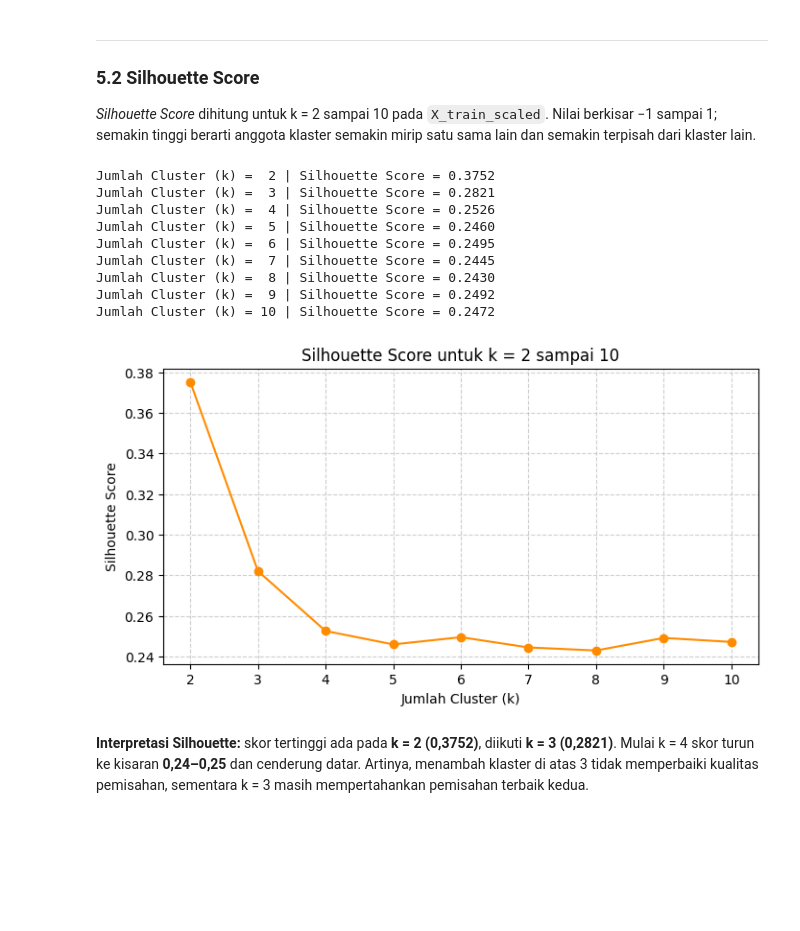
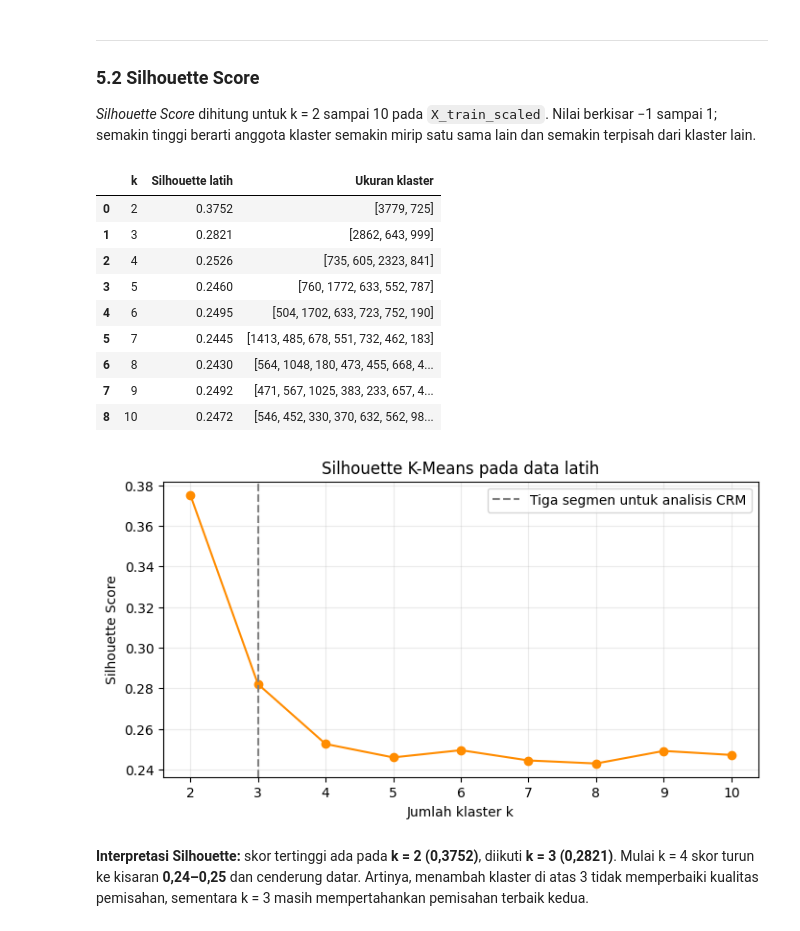
Before and after one commit to biyancore/Project_Segmentasi_Ecommerce, a Jupyter notebook: ecommerce_data_understanding.ipynb, the cells around one changed output. Saved outputs shown, nothing was run; the diff lists cells and outputs as text; code cells hidden in the pictures; blank space fills up the shorter version.

```diff
--- a/ecommerce_data_understanding.ipynb
+++ b/ecommerce_data_understanding.ipynb
@@ -971,35 +982,30 @@ display(elbow_table.set_index('k'))
 ### 5.2 Silhouette Score
 *Silhouette Score* dihitung untuk k = 2 sampai 10 pada `X_train_scaled`. Nilai berkisar −1 sampai 1; semakin tinggi berarti anggota klaster semakin mirip satu sama lain dan semakin terpisah dari klaster lain.
 # %%
-# Hitung silhouette score untuk k = 2..10 pada data latih
-sil_scores = []
-for k in k_range:
-    kmeans = KMeans(n_clusters=k, random_state=42, n_init=10)
-    labels = kmeans.fit_predict(X_train_scaled)
-    score = silhouette_score(X_train_scaled, labels)
-    sil_scores.append(score)
-    print(f"Jumlah Cluster (k) = {k:>2} | Silhouette Score = {score:.4f}")
-
-# Visualisasi silhouette score terhadap k
+sil_scores = parameter_kmeans['Silhouette latih'].tolist()
+display(parameter_kmeans[['k', 'Silhouette latih', 'Ukuran klaster']].round(4))
 plt.figure(figsize=(8, 4))
-plt.plot(k_range, sil_scores, marker='o', color='darkorange')
-plt.title('Silhouette Score untuk k = 2 sampai 10')
-plt.xlabel('Jumlah Cluster (k)')
+plt.plot(list(k_range), sil_scores, marker='o', color='darkorange')
+plt.axvline(3, linestyle='--', color='gray', label='Tiga segmen untuk analisis CRM')
+plt.title('Silhouette K-Means pada data latih')
+plt.xlabel('Jumlah klaster k')
 plt.ylabel('Silhouette Score')
-plt.xticks(k_range)
-plt.grid(True, linestyle='--', alpha=0.6)
+plt.xticks(list(k_range))
+plt.grid(alpha=.25)
+plt.legend()
 plt.show()
 # %% [output]
-Jumlah Cluster (k) =  2 | Silhouette Score = 0.3752
-Jumlah Cluster (k) =  3 | Silhouette Score = 0.2821
-Jumlah Cluster (k) =  4 | Silhouette Score = 0.2526
-Jumlah Cluster (k) =  5 | Silhouette Score = 0.2460
-Jumlah Cluster (k) =  6 | Silhouette Score = 0.2495
-Jumlah Cluster (k) =  7 | Silhouette Score = 0.2445
-Jumlah Cluster (k) =  8 | Silhouette Score = 0.2430
-Jumlah Cluster (k) =  9 | Silhouette Score = 0.2492
-Jumlah Cluster (k) = 10 | Silhouette Score = 0.2472
+|  | k | Silhouette latih | Ukuran klaster |
+| 0 | 2 | 0.3752 | [3779, 725] |
+| 1 | 3 | 0.2821 | [2862, 643, 999] |
+| 2 | 4 | 0.2526 | [735, 605, 2323, 841] |
+| 3 | 5 | 0.2460 | [760, 1772, 633, 552, 787] |
+| 4 | 6 | 0.2495 | [504, 1702, 633, 723, 752, 190] |
+| 5 | 7 | 0.2445 | [1413, 485, 678, 551, 732, 462, 183] |
+| 6 | 8 | 0.2430 | [564, 1048, 180, 473, 455, 668, 4... |
+| 7 | 9 | 0.2492 | [471, 567, 1025, 383, 233, 657, 4... |
+| 8 | 10 | 0.2472 | [546, 452, 330, 370, 632, 562, 98... |
-[figure, old version]
+[figure, new version]
 # %% [markdown]
 **Interpretasi Silhouette:** skor tertinggi ada pada **k = 2 (0,3752)**, diikuti **k = 3 (0,2821)**. Mulai k = 4 skor turun ke kisaran **0,24–0,25** dan cenderung datar. Artinya, menambah klaster di atas 3 tidak memperbaiki kualitas pemisahan, sementara k = 3 masih mempertahankan pemisahan terbaik kedua.
 # %% [markdown]
```
Also changed, not shown: parts of 19 cells of this notebook, 20 other files.
